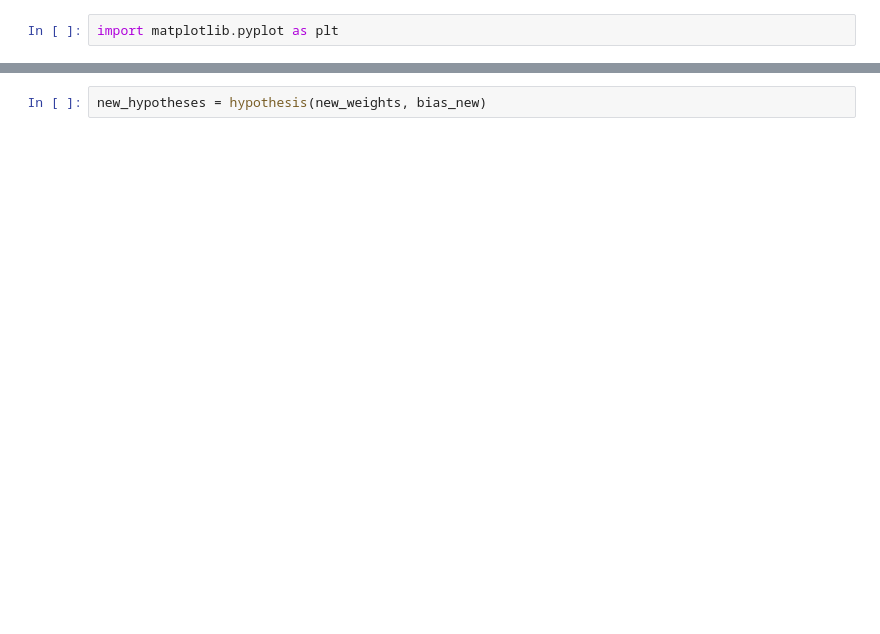
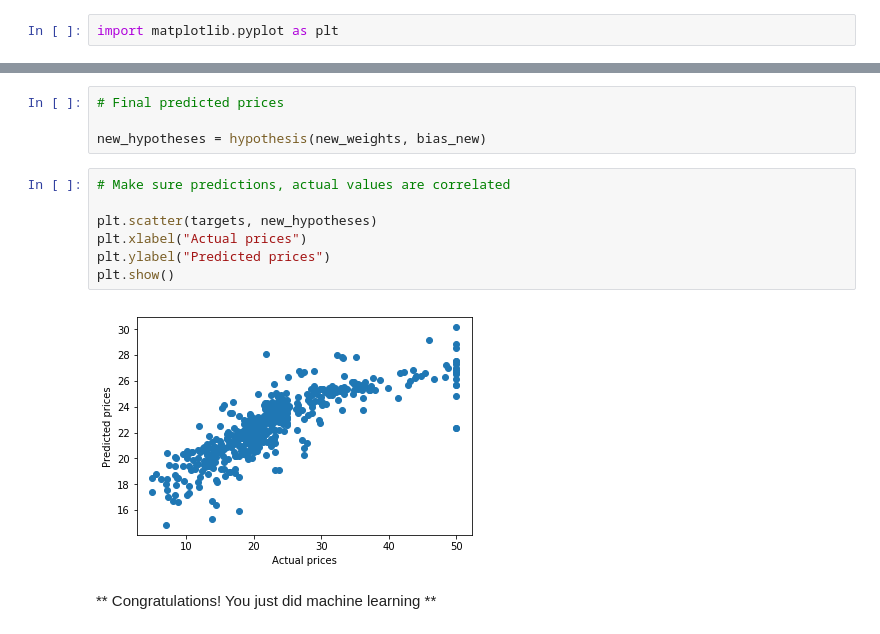
Before and after one commit to caisplusplus/fc18-linear-regression-workshop, a Jupyter notebook: LinReg.ipynb, the cells around one changed output, grey strips where cells are left out. Saved outputs shown, nothing was run; the diff lists cells and outputs as text; blank space fills up the shorter version.

```diff
--- a/LinReg.ipynb
+++ b/LinReg.ipynb
@@ -121,2 +176,15 @@ plt.show()
 # %%
+# Final predicted prices
+
 new_hypotheses = hypothesis(new_weights, bias_new)
+# %%
+# Make sure predictions, actual values are correlated
+
+plt.scatter(targets, new_hypotheses)
+plt.xlabel("Actual prices")
+plt.ylabel("Predicted prices")
+plt.show()
+# %% [output]
+[figure, added]
+# %% [markdown]
+** Congratulations! You just did machine learning **
```
Also changed, not shown: parts of 27 cells of this notebook.
